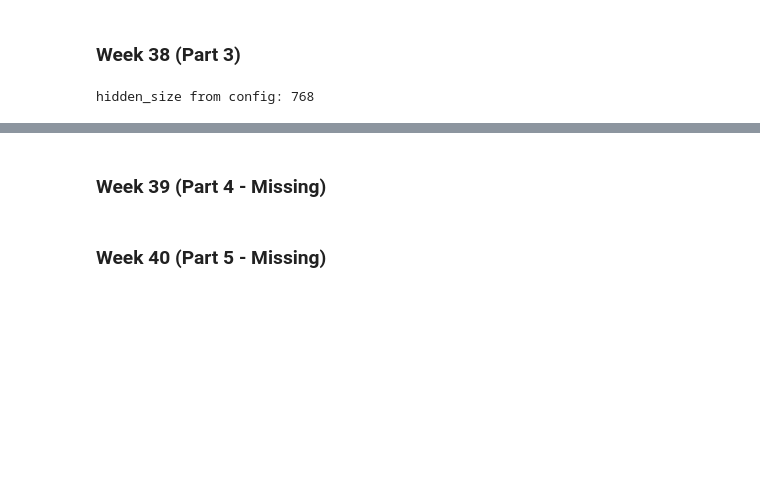
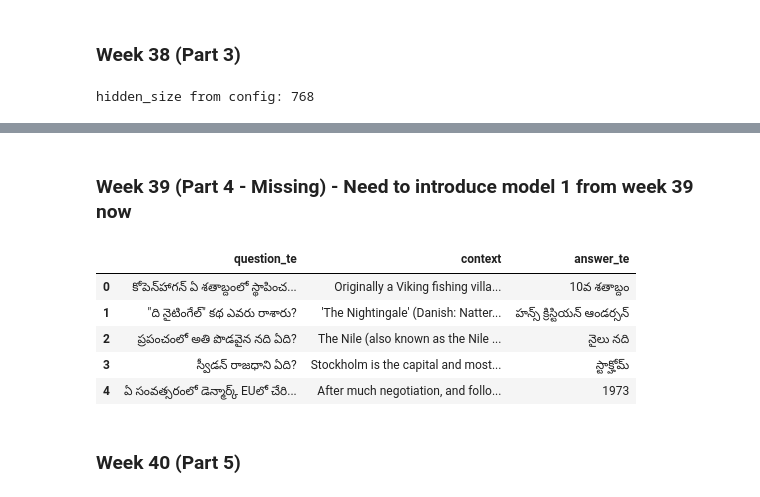
Before and after one commit to mrc300/NLP-Project, a Jupyter notebook: week41.ipynb, the cells around one changed output, grey strips where cells are left out. Cells and saved outputs as stored; diff of their text form; code cells hidden in the pictures; blank space fills up the shorter version.

Commit message:
almost finished week 41

```diff
--- a/week41.ipynb
+++ b/week41.ipynb
@@ -43,23 +53,18 @@ test_ds   = Dataset.from_pandas(df_test[  ["lang","question","context","answerab
 ## Each language total words (not counting punctuation)
 # tokenizer: split on \W+ (non-word chars); protect hyphens between letters/digits
 # safeguard: build punctuation set from training+validation data, do not count these tokens as well
-# KOREAN
-ko_train_q = df_train[df_train["lang"] == "ko"]["question"].astype(str)
-ko_val_q   = df_val[df_val["lang"] == "ko"]["question"].astype(str)
-ko_test_q   = df_test[df_test["lang"] == "ko"]["question"].astype(str)
+ko_train_q = df_train[df_train["lang"] == lang]["question"].astype(str)
+ko_test_q   = df_test[df_test["lang"] == lang]["question"].astype(str)
 
 PUNCT_RE = re.compile(r"\p{P}", re.UNICODE)
 SPLIT_RE = re.compile(r"\W+", re.UNICODE)          # tokenizer
 
 
 ko_train_punct = Counter(ch for q in ko_train_q for ch in PUNCT_RE.findall(q))
-ko_val_punct   = Counter(ch for q in ko_val_q for ch in PUNCT_RE.findall(q))
-ko_test_punct   = Counter(ch for q in ko_val_q for ch in PUNCT_RE.findall(q))
+ko_test_punct   = Counter(ch for q in ko_test_q for ch in PUNCT_RE.findall(q))
 
 print("Korean — TRAIN punctuation (char -> count):")
 print(ko_train_punct.most_common())
-print("Korean — VAL punctuation (char -> count):")
-print(ko_val_punct.most_common())
 print("Korean — TEST punctuation (char -> count):")
 print(ko_test_punct.most_common())
 
@@ -67,23 +72,16 @@ HY = "HYPHENJOIN"                                  # placeholder for protected h
 PROTECT_HYPHEN = re.compile(r"(?<=[\p{L}\p{N}])-(?=[\p{L}\p{N}])", re.UNICODE)  # hyphen between letters/digits
 
 # KOREAN
-ko_train_q = df_train[df_train["lang"] == "ko"]["question"].astype(str)
-ko_val_q   = df_val[df_val["lang"] == "ko"]["question"].astype(str)
-ko_test_q   = df_test[df_test["lang"] == "ko"]["question"].astype(str)
+ko_train_q = df_train[df_train["lang"] == lang]["question"].astype(str)
+ko_test_q   = df_test[df_test["lang"] == lang]["question"].astype(str)
 
-ko_punct_set = set(ch for q in pd.concat([ko_train_q, ko_val_q]) for ch in PUNCT_RE.findall(q))
+ko_punct_set = set(ch for q in pd.concat([ko_train_q, ko_test_q]) for ch in PUNCT_RE.findall(q))
 
 ko_train_tokens = []
 for q in ko_train_q:
     q2 = PROTECT_HYPHEN.sub(HY, q)
     toks = [t.replace(HY, "-") for t in SPLIT_RE.split(q2) if t and t not in ko_punct_set]
     ko_train_tokens.extend(toks)
-
-ko_val_tokens = []
-for q in ko_val_q:
-    q2 = PROTECT_HYPHEN.sub(HY, q)
-    toks = [t.replace(HY, "-") for t in SPLIT_RE.split(q2) if t and t not in ko_punct_set]
-    ko_val_tokens.extend(toks)
 
 ko_test_tokens = []
 for q in ko_test_q:
@@ -93,25 +91,20 @@ for q in ko_test_q:
 
 print()
 print("Korean — TRAIN total words:", len(ko_train_tokens))
-print("Korean — VAL total words:",   len(ko_val_tokens))
 print("Korean — TEST total words:",   len(ko_test_tokens))
 
 # ---- After tokenization for Korean ----
 ko_numbers_train = sum(1 for t in ko_train_tokens if t.isdigit())
-ko_numbers_val   = sum(1 for t in ko_val_tokens if t.isdigit())
 ko_numbers_test   = sum(1 for t in ko_test_tokens if t.isdigit())
 
 ko_hyphen_train = sum(1 for t in ko_train_tokens if "-" in t)
-ko_hyphen_val   = sum(1 for t in ko_val_tokens if "-" in t)
 ko_hyphen_test   = sum(1 for t in ko_test_tokens if "-" in t)
 
 print()
 print("Korean — numeric tokens (train):", ko_numbers_train)
-print("Korean — numeric tokens (val):",   ko_numbers_val)
 print("Korean — numeric tokens (test):",   ko_numbers_test)
 print()
 print("Korean — hyphenated tokens (train):", ko_hyphen_train)
-print("Korean — hyphenated tokens (val):",   ko_hyphen_val)
 print("Korean — hyphenated tokens (test):",   ko_hyphen_test)
 # %% [output]
 Korean — TRAIN punctuation (char -> count):
@@ -491,4 +484,24 @@ Emb shape: (2422, 1536) (356, 1536) (45, 1536)
 # %% [markdown]
-### Week 39 (Part 4 - Missing)
+### Week 39 (Part 4 - Missing) - Need to introduce model 1 from week 39 now
+# %%
+translator = Translator()
+
+translations = []
+for q,a in zip(df_test["question"], df_test["answer_inlang"]):
+    qte = translator.translate(q, src='ko', dest='te').text
+    ate = translator.translate(a, src='ko', dest='te').text
+    translations.append([qte, ate])
+
+qna = pd.DataFrame(translations).rename(columns={0:"question_te", 1:"answer_te"})
+qna.insert(1, "context", df_test["context"])
+# %%
+qna.head(5)
+# %% [output]
+|  | question_te | context | answer_te |
+| 0 | కోపెన్‌హాగన్ ఏ శతాబ్దంలో స్థాపించ... | Originally a Viking fishing villa... | 10వ శతాబ్దం |
+| 1 | "ది నైటింగేల్" కథ ఎవరు రాశారు? | 'The Nightingale' (Danish: Natter... | హన్స్ క్రిస్టియన్ ఆండర్సన్ |
+| 2 | ప్రపంచంలో అతి పొడవైన నది ఏది? | The Nile (also known as the Nile ... | నైలు నది |
+| 3 | స్వీడన్ రాజధాని ఏది? | Stockholm is the capital and most... | స్టాక్హోమ్ |
+| 4 | ఏ సంవత్సరంలో డెన్మార్క్ EUలో చేరి... | After much negotiation, and follo... | 1973 |
 # %% [markdown]
-### Week 40 (Part 5 - Missing)
+### Week 40 (Part 5)
```
Also changed, not shown: parts of 16 cells of this notebook.
